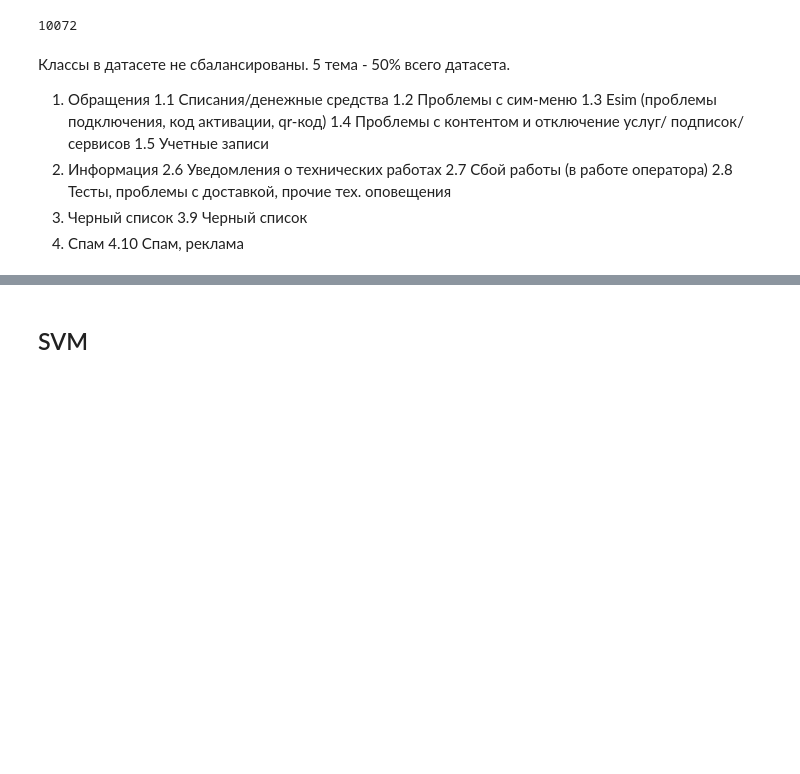
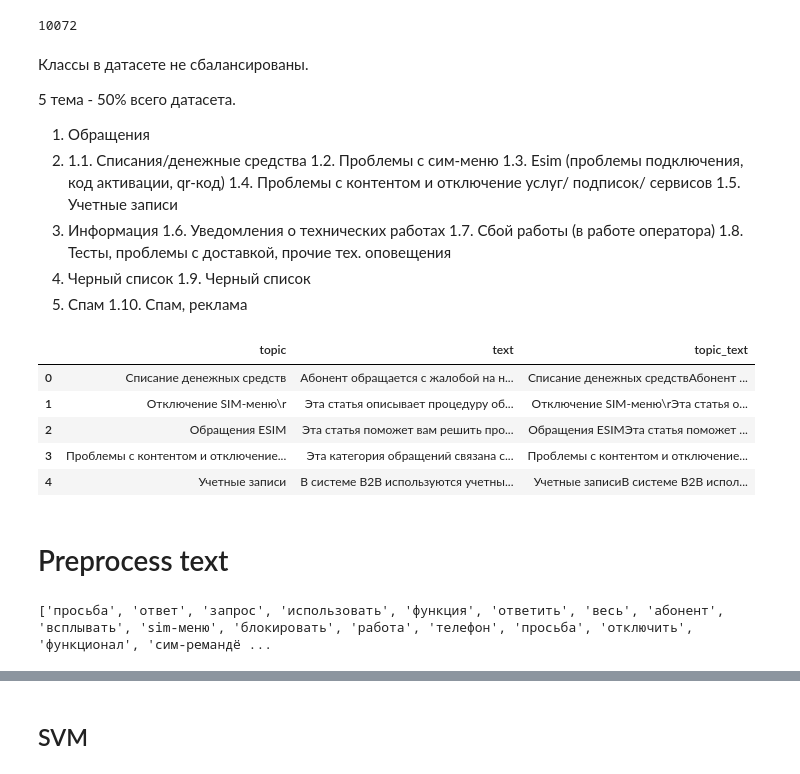
Before and after one commit to TaskGuru-AI/tasks_support_system_ai, a Jupyter notebook: notebooks/NLP/Baseline.ipynb, the cells around one changed output, grey strips where cells are left out. Saved outputs shown, nothing was run; the diff lists cells and outputs as text; code cells hidden in the pictures; blank space fills up the shorter version.

Commit message:
[checkpoint- 3] - read me

```diff
--- a/notebooks/NLP/Baseline.ipynb
+++ b/notebooks/NLP/Baseline.ipynb
@@ -61,18 +64,37 @@ df['cluster'].notna().sum()
 # %%
 df = df[df['cluster'].notna()]
 # %% [markdown]
-Классы в датасете не сбалансированы. 5 тема - 50% всего датасета.
+Классы в датасете не сбалансированы.
+
+5 тема - 50% всего датасета.
+
 1. Обращения
-   1.1 Списания/денежные средства
-   1.2 Проблемы с сим-меню
-   1.3 Esim (проблемы подключения, код активации, qr-код)
-   1.4 Проблемы с контентом и отключение услуг/ подписок/ сервисов
-   1.5 Учетные записи
-2. Информация
-   2.6 Уведомления о технических работах
-   2.7 Сбой работы (в работе оператора)
-   2.8 Тесты, проблемы с доставкой, прочие тех. оповещения
-3. Черный список
-   3.9 Черный список
-4. Спам
-   4.10 Спам, реклама
+2.
+   1.1. Списания/денежные средства
+   1.2. Проблемы с сим-меню
+   1.3. Esim (проблемы подключения, код активации, qr-код)
+   1.4. Проблемы с контентом и отключение услуг/ подписок/ сервисов
+   1.5. Учетные записи
+3. Информация
+   1.6. Уведомления о технических работах
+   1.7. Сбой работы (в работе оператора)
+   1.8. Тесты, проблемы с доставкой, прочие тех. оповещения
+4. Черный список
+   1.9. Черный список
+5. Спам
+   1.10. Спам, реклама
+# %%
+# Вики статьи для тикетов тех поддержки
+articles_df = pd.read_csv('articles.csv', index_col=False)
+articles_df['topic_text'] = articles_df['topic'].astype(str) + articles_df['text'].astype(str)
+
+articles_df.head()
+# %% [output]
+|  | topic | text | topic_text |
+| 0 | Списание денежных средств | Абонент обращается с жалобой на н... | Списание денежных средствАбонент ... |
+| 1 | Отключение SIM-меню\r | Эта статья описывает процедуру об... | Отключение SIM-меню\rЭта статья о... |
+| 2 | Обращения ESIM | Эта статья поможет вам решить про... | Обращения ESIMЭта статья поможет ... |
+| 3 | Проблемы с контентом и отключение... | Эта категория обращений связана с... | Проблемы с контентом и отключение... |
+| 4 | Учетные записи | В системе B2B используются учетны... | Учетные записиВ системе B2B испол... |
+# %% [markdown]
+# Preprocess text
@@ -78,0 +185,16 @@ df = df[df['cluster'].notna()]
+# %%
+text = """
+Доброе время суток! ПРОСЬБА ПРИ ОТВЕТЕ НА ЗАПРОС ИСПОЛЬЗЬЗОВАТЬ ФУНКЦИЮ "ОТВЕТИТЬ ВСЕМ" У абонента всплывает SIM-меню и блокирует работу телефона. Просьба отключить функционал сим-ремандера на апплете сим-карты.
+0. Номер абонента : 79629002669
+1. Дата и время заказа : 31,12,2022
+2. Номер провайдера (для КЦ из InVoice / для розницы - номер подписки из WD) : -
+3. Описание проблемы : не отключается теле 2 меню
+4. Текст сообщения на эк.
+
+"""
+
+preprocessor = TextPreprocessor()
+processed_text = preprocessor.preprocess_text(text)
+print(processed_text)
+# %% [output]
+['просьба', 'ответ', 'запрос', 'использовать', 'функция', 'ответить', 'весь', 'абонент', 'всплывать', 'sim-меню', 'блокировать', 'работа', 'телефон', 'просьба', 'отключить', 'функционал', 'сим-ремандё ...
```
Also changed, not shown: parts of 27 cells of this notebook, 1 other file.
